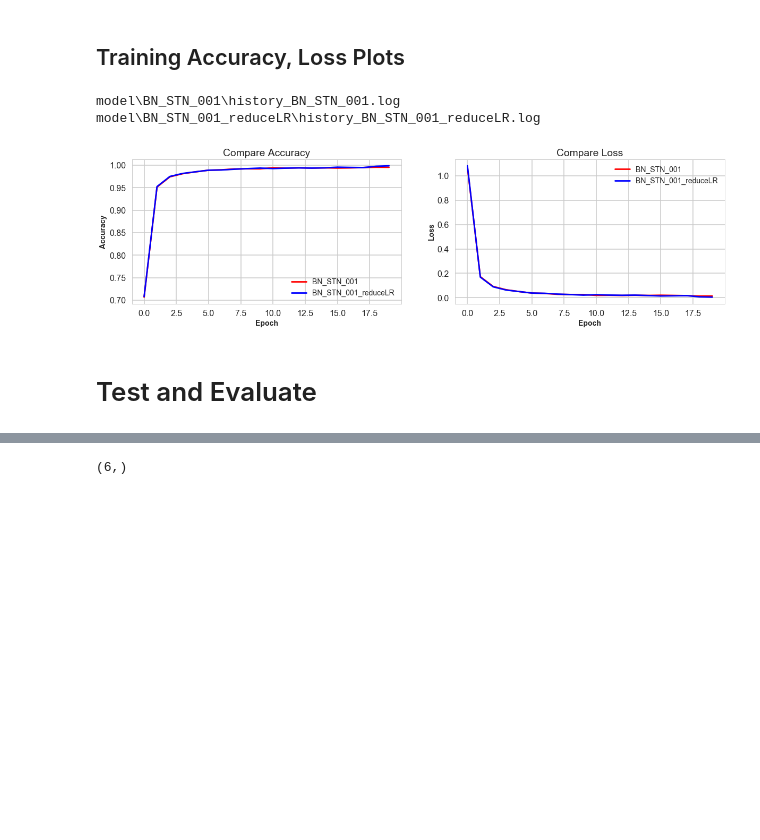
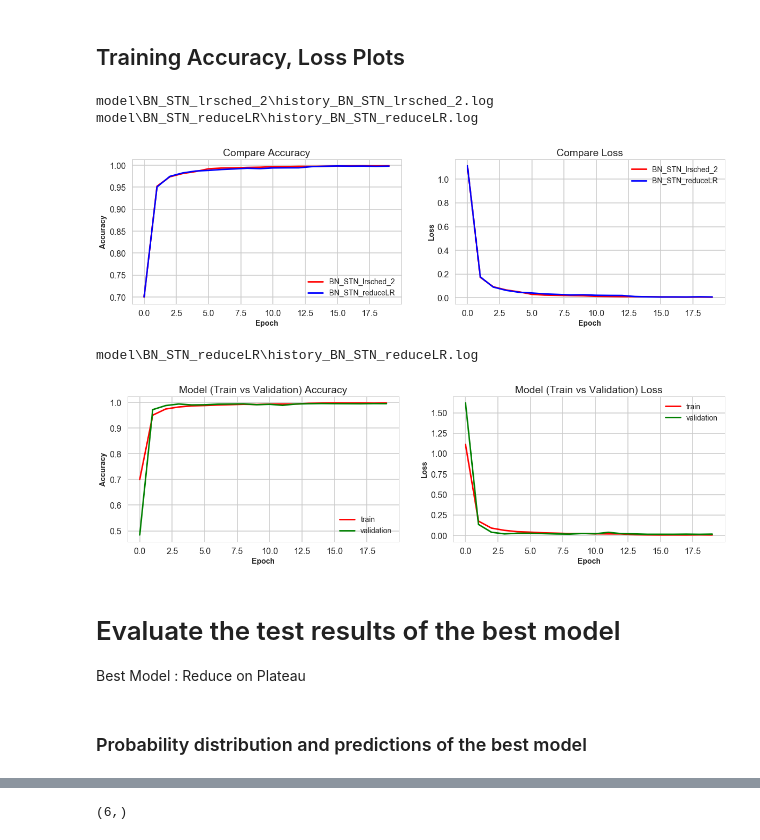
Before and after one commit to saritanavuluru/ML, a Jupyter notebook: capstone/KerasGTSB/Capstone-TrafficSignalClassification.ipynb, the cells around one changed output, grey strips where cells are left out. Cells and saved outputs as stored; diff of their text form; code cells hidden in the pictures; blank space fills up the shorter version.

```diff
--- a/capstone/KerasGTSB/Capstone-TrafficSignalClassification.ipynb
+++ b/capstone/KerasGTSB/Capstone-TrafficSignalClassification.ipynb
@@ -551,13 +763,3 @@ Current learning rate: 0.000125
 112997/112997 [==============================] - 73s - loss: 0.0047 - acc: 0.9987 - val_loss: 0.0153 - val_acc: 0.9957
 [0.05256829439189984, 0.98622327795693165]
 History saved in file model/BN_STN_lrsched_2/history_BN_STN_lrsched_2.log
-# %%
-label = "del"
-suffix = '.log'
-no_stn_his_f = os.path.join(params.model_dir,label,'history_'+label+suffix)
-print(no_stn_his_f)
-
-file = open(no_stn_his_f,'rb')
-history2 = pickle.load(file)
-file.close()
-print(history2)
@@ -577,28 +777,3 @@ Xresult = funct([first_imgs[1:5]])
 plotter.plot_2_datasets(first_imgs[1:5],np.asarray(Xresult).squeeze(),"X_train","STN")
 # %% [output]
 [figure]
-# %%
-plotter = reload(plotter)
-
-# Get the convolutional layers
-conv2d_layers = [layer for layer in model.layers if isinstance(layer, Convolution2D)]
-# select two images
-img_indices = np.asarray([150,1000])
-sel_imgs = X_train[img_indices]
-
-# keras function
-conv_funct = K.function([model.layers[0].input, K.learning_phase()], [layer.output for layer in conv2d_layers])
-imgs_layers_outputs = conv_funct([sel_imgs, 0])
-
-for img_no in range(len(img_indices)):
-    plt.title("Original Image")
-    imshow(sel_imgs[img_no].squeeze(), cmap='gray')
-    plt.tight_layout()
-    plt.show()
-
-    for conv_no, layer_outputs in enumerate(imgs_layers_outputs):
-        layer_outputs_for_img = layer_outputs[img_no]
-        print("Transformations in Convolution Layer %d" % conv_no)
-        figures = [layer_outputs_for_img[:, :, output] for output in range(layer_outputs_for_img.shape[-1])]
-        dims = plotter.get_dim(len(figures))
-        plotter.plot_figures(figures, dims)
@@ -678,33 +862,51 @@ History saved in file model/BN_STN_lrsched/history_BN_STN_lrsched.log
 ## Training Accuracy, Loss Plots
 # %%
 plotter=reload(plotter)
-label = "BN_STN_001"
+label = "BN_STN_lrsched_2"
 suffix = '.log'
 no_stn_his_f = os.path.join(params.model_dir,label,'history_'+label+suffix)
 print(no_stn_his_f)
 
 file = open(no_stn_his_f,'rb')
 history1 = pickle.load(file)
 file.close()
 #print(model_history)
 #plotter.plot_train_loss_accuracy(model_history)
 
 
-label = "BN_STN_001_reduceLR"
+label = "BN_STN_reduceLR"
 suffix = '.log'
 no_stn_his_f = os.path.join(params.model_dir,label,'history_'+label+suffix)
 print(no_stn_his_f)
 
 file = open(no_stn_his_f,'rb')
 history2 = pickle.load(file)
 file.close()
 
 
-compare_train_loss_accuracy(history1, history2, "BN_STN_001","BN_STN_001_reduceLR")
+plotter.compare_train_loss_accuracy(history1, history2, "BN_STN_lrsched_2","BN_STN_reduceLR")
 # %% [output]
-model\BN_STN_001\history_BN_STN_001.log
-model\BN_STN_001_reduceLR\history_BN_STN_001_reduceLR.log
+model\BN_STN_lrsched_2\history_BN_STN_lrsched_2.log
+model\BN_STN_reduceLR\history_BN_STN_reduceLR.log
-[figure, old version]
+[figure, new version]
-# %% [markdown]
-# Test and Evaluate
+# %%
+label = "BN_STN_reduceLR"
+suffix = '.log'
+hisf = os.path.join(params.model_dir,label,'history_'+label+suffix)
+print(hisf)
+
+file = open(hisf,'rb')
+his = pickle.load(file)
+file.close()
+#print(model_history)
+plotter.plot_train_loss_accuracy(his)
+# %% [output]
+model\BN_STN_reduceLR\history_BN_STN_reduceLR.log
+[figure, added]
+# %% [markdown]
+# Evaluate the test results of the best model
+
+Best Model  :  Reduce on Plateau
+# %% [markdown]
+### Probability distribution and predictions of the best model
 # %%
```
Also changed, not shown: parts of 91 cells of this notebook.
